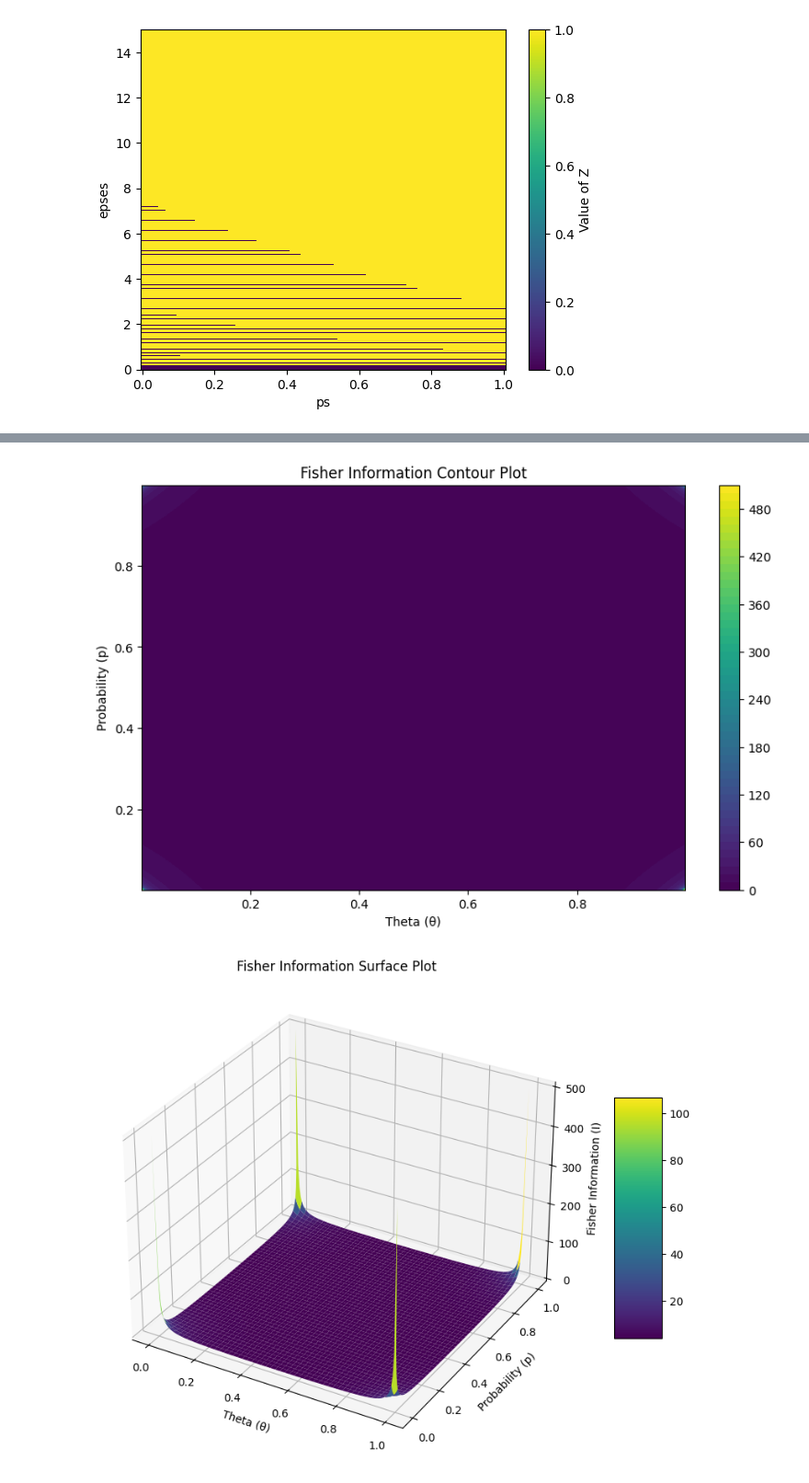
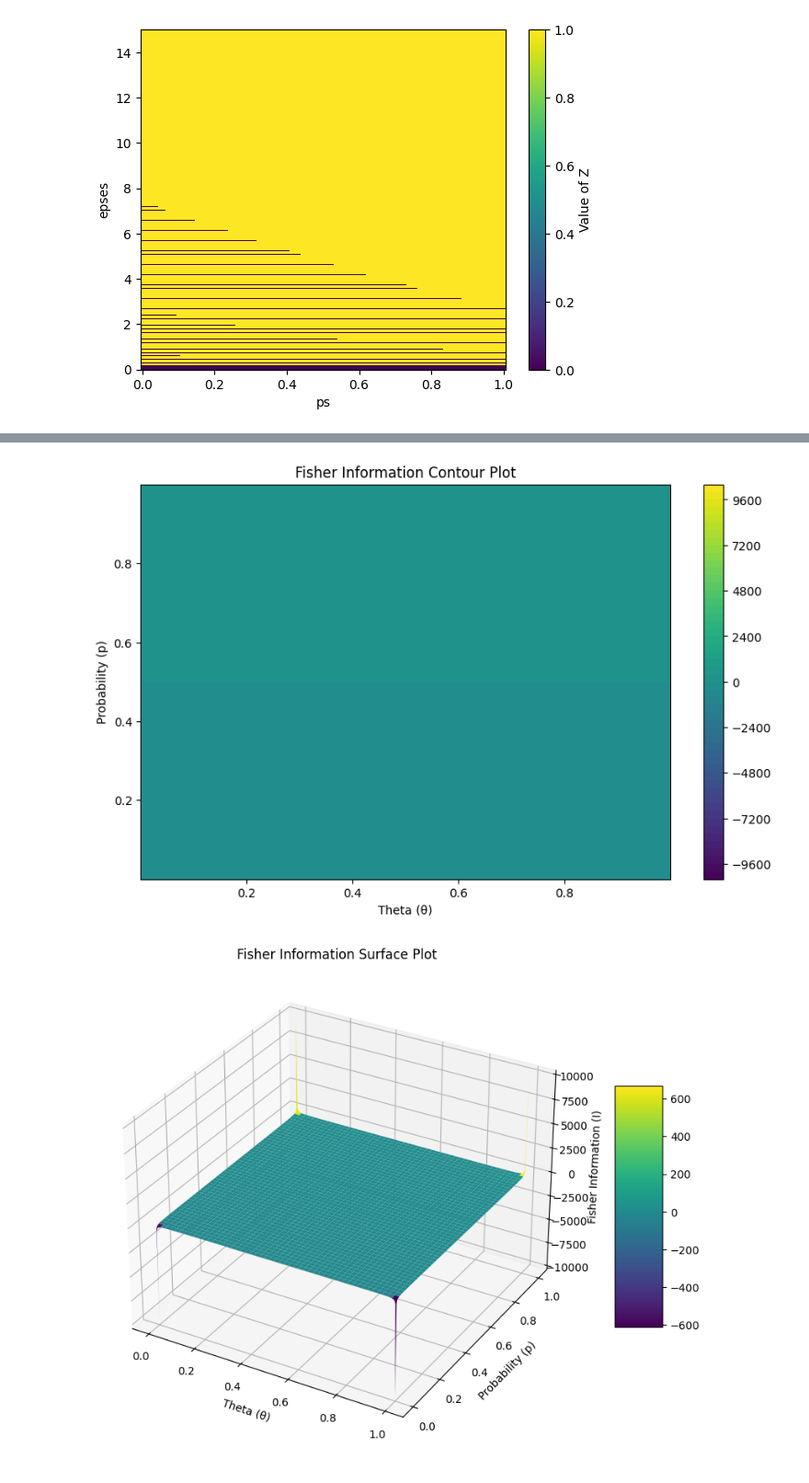
Before and after one commit to MatejVe/locally_efficient_differential_privacy, a Jupyter notebook: bernoulli_optimal_param.ipynb, the cells around one changed output, grey strips where cells are left out. Shown at 92% size. Saved outputs shown, nothing was run; the diff lists cells and outputs as text; code cells hidden in the pictures.

```diff
--- a/bernoulli_optimal_param.ipynb
+++ b/bernoulli_optimal_param.ipynb
@@ -84,10 +84,10 @@ for eps in epsilons:
             denom = first * second
             if denom == 0:
                 return 1e10  # Assign a large number to represent infinity
-            return -1 / denom
+            return -(2*p-1)**2 / denom
 
         # Perform the optimization
-        res = minimize(fisher, [0.1], constraints=[lc1], method="SLSQP")
+        res = minimize(fisher, [0.55], constraints=[lc1], method="SLSQP")
 
         # Check if the optimization was successful
         if res.success:
@@ -153,45 +153,45 @@ def fisher_information(p, theta):
 
     # Handle division by zero or undefined values
     with np.errstate(divide='ignore', invalid='ignore'):
-        I = np.where(denom != 0, 1 / denom, np.nan)
+        I = np.where(denom != 0, (2*p-1)*+2 / denom, np.nan)
 
     return I
 
 # Define ranges for theta and p
-theta_values = np.linspace(0.001, 0.999, 200)
-p_values = np.linspace(0.001, 0.999, 200)
+theta_values = np.linspace(0.0001, 0.9999, 300)
+p_values = np.linspace(0.0001, 0.9999, 300)
 
 # Create a meshgrid of theta and p
 Theta, P = np.meshgrid(theta_values, p_values)
 
 # Compute Fisher information over the grid
 I_values = fisher_information(P, Theta)
 
 # Plotting the contour plot
 plt.figure(figsize=(10, 6))
 contour = plt.contourf(Theta, P, I_values, levels=50, cmap='viridis')
 plt.colorbar(contour)
 plt.title('Fisher Information Contour Plot')
 plt.xlabel('Theta (θ)')
 plt.ylabel('Probability (p)')
 plt.show()
 
 # Plotting the 3D surface plot
 from mpl_toolkits.mplot3d import Axes3D
 
 fig = plt.figure(figsize=(12, 8))
 ax = fig.add_subplot(111, projection='3d')
 
 # Mask invalid values for plotting
 I_values_masked = np.ma.array(I_values, mask=np.isnan(I_values))
 
 surf = ax.plot_surface(Theta, P, I_values_masked, cmap=cm.viridis, edgecolor='none')
 ax.set_title('Fisher Information Surface Plot')
 ax.set_xlabel('Theta (θ)')
 ax.set_ylabel('Probability (p)')
 ax.set_zlabel('Fisher Information (I)')
 fig.colorbar(surf, shrink=0.5, aspect=5)
 plt.show()
 # %% [output]
-[figure, old version]
+[figure, new version]
-[figure, old version]
+[figure, new version]
```
Also changed, not shown: parts of 4 cells of this notebook, 2 other files.
